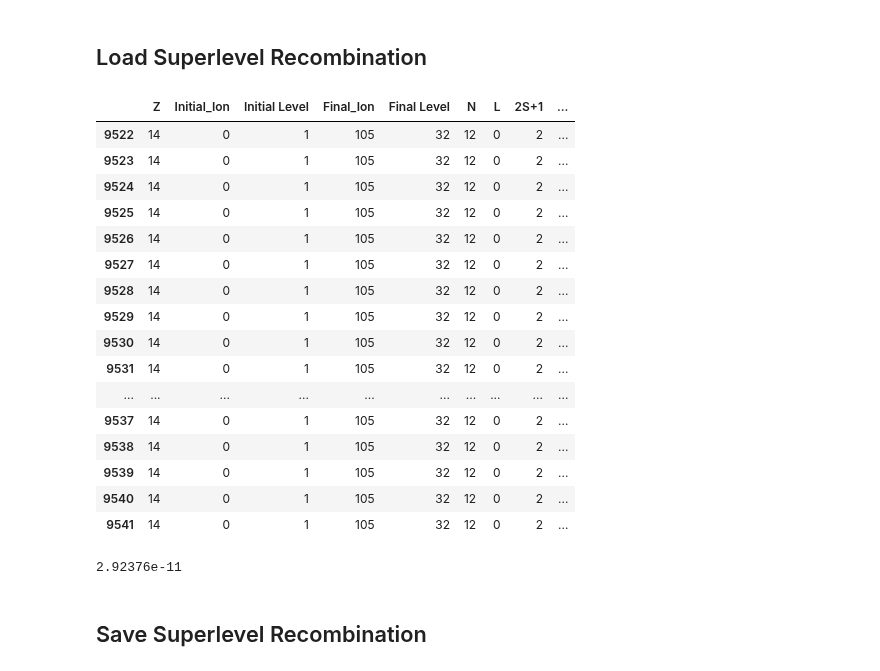
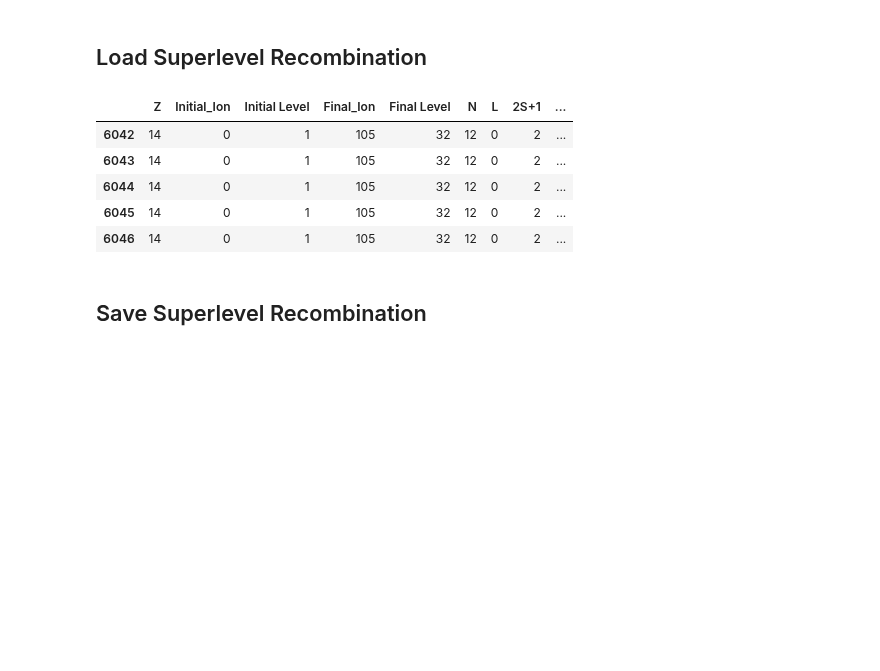
Before and after one commit to AtsushiTanimoto/AtomicDatabase, a Jupyter notebook: xstar.ipynb, the cells around one changed output. Cells and saved outputs as stored; diff of their text form; code cells hidden in the pictures; blank space fills up the shorter version.

```diff
--- a/xstar.ipynb
+++ b/xstar.ipynb
@@ -240,61 +240,43 @@ for n in range(92,106):
 # %%
 Z             = []
 Initial_Ion   = []
 Initial_Level = []
 Final_Ion     = []
 Final_Level   = []
 N             = []
 L             = []
 S             = []
-Density       = []
 Temperature   = []
 Rate          = []
 
 for i in range(390628):
     if Pointer[10*i+1]==70:
         nd = Integer[Pointer[10*i+8]-1]
         nt = Integer[Pointer[10*i+8]+0]
         nx = Integer[Pointer[10*i+8]+1]
 
-        for j in range(nd):
-            for k in range(nt):
-                Z             += [Integer[Pointer[10*i+8]+5]]
-                Initial_Ion   += [Integer[Pointer[10*i+8]+7]]
-                Initial_Level += [Integer[Pointer[10*i+8]+6]]
-                Final_Ion     += [Integer[Pointer[10*i+8]+9]]
-                Final_Level   += [Integer[Pointer[10*i+8]+8]]
-                N             += [Integer[Pointer[10*i+8]+2]]
-                L             += [Integer[Pointer[10*i+8]+3]]
-                S             += [Integer[Pointer[10*i+8]+4]]
-                Density       += ["{0:.6e}".format(                      Real[Pointer[10*i+7]+j-1])]
-                Temperature   += ["{0:.6e}".format(8.61734*10**(-5)*10**(Real[Pointer[10*i+7]+nd+k-1]))]
-                Rate          += ["{0:.6e}".format(                 10**(Real[Pointer[10*i+7]+nd+nt+nt*j+k-1]))]
+        for j in range(nt):
+            Z             += [Integer[Pointer[10*i+8]+5]]
+            Initial_Ion   += [Integer[Pointer[10*i+8]+7]]
+            Initial_Level += [Integer[Pointer[10*i+8]+6]]
+            Final_Ion     += [Integer[Pointer[10*i+8]+9]]
+            Final_Level   += [Integer[Pointer[10*i+8]+8]]
+            N             += [Integer[Pointer[10*i+8]+2]]
+            L             += [Integer[Pointer[10*i+8]+3]]
+            S             += [Integer[Pointer[10*i+8]+4]]
+            Temperature   += ["{0:.6e}".format(8.61734*10**(-5)*10**(Real[Pointer[10*i+7]+nd+j-1]))]
+            Rate          += ["{0:.6e}".format(                 10**(Real[Pointer[10*i+7]+nd+nt+j-1]))]
 
-df05 = DataFrame(data={"Z":Z, "Initial_Ion":Initial_Ion, "Initial Level":Initial_Level, "Final_Ion":Final_Ion, "Final Level":Final_Level, "N":N, "L":L, "2S+1":S, "log Density/cm-3":Density, "Temperature (eV)":Temperature, "Rate":Rate})
+df05 = DataFrame(data={"Z":Z, "Initial_Ion":Initial_Ion, "Initial Level":Initial_Level, "Final_Ion":Final_Ion, "Final Level":Final_Level, "N":N, "L":L, "2S+1":S, "Temperature (eV)":Temperature, "Rate":Rate})
 df05 = df05.sort_values(["Z", "Initial_Ion", "Initial Level", "Final_Ion"]).reset_index().drop(columns="index")
 df05.query("Final_Ion==105")[:20]
 # %% [output]
 |  | Z | Initial_Ion | Initial Level | Final_Ion | Final Level | N | L | 2S+1 | ... |
-| 9522 | 14 | 0 | 1 | 105 | 32 | 12 | 0 | 2 | ... |
-| 9523 | 14 | 0 | 1 | 105 | 32 | 12 | 0 | 2 | ... |
-| 9524 | 14 | 0 | 1 | 105 | 32 | 12 | 0 | 2 | ... |
-| 9525 | 14 | 0 | 1 | 105 | 32 | 12 | 0 | 2 | ... |
-| 9526 | 14 | 0 | 1 | 105 | 32 | 12 | 0 | 2 | ... |
-| 9527 | 14 | 0 | 1 | 105 | 32 | 12 | 0 | 2 | ... |
-| 9528 | 14 | 0 | 1 | 105 | 32 | 12 | 0 | 2 | ... |
-| 9529 | 14 | 0 | 1 | 105 | 32 | 12 | 0 | 2 | ... |
-| 9530 | 14 | 0 | 1 | 105 | 32 | 12 | 0 | 2 | ... |
-| 9531 | 14 | 0 | 1 | 105 | 32 | 12 | 0 | 2 | ... |
-| ... | ... | ... | ... | ... | ... | ... | ... | ... | ... |
-| 9537 | 14 | 0 | 1 | 105 | 32 | 12 | 0 | 2 | ... |
-| 9538 | 14 | 0 | 1 | 105 | 32 | 12 | 0 | 2 | ... |
-| 9539 | 14 | 0 | 1 | 105 | 32 | 12 | 0 | 2 | ... |
-| 9540 | 14 | 0 | 1 | 105 | 32 | 12 | 0 | 2 | ... |
-| 9541 | 14 | 0 | 1 | 105 | 32 | 12 | 0 | 2 | ... |
+| 6042 | 14 | 0 | 1 | 105 | 32 | 12 | 0 | 2 | ... |
+| 6043 | 14 | 0 | 1 | 105 | 32 | 12 | 0 | 2 | ... |
+| 6044 | 14 | 0 | 1 | 105 | 32 | 12 | 0 | 2 | ... |
+| 6045 | 14 | 0 | 1 | 105 | 32 | 12 | 0 | 2 | ... |
+| 6046 | 14 | 0 | 1 | 105 | 32 | 12 | 0 | 2 | ... |
-# %%
-1.61155e-12
-# %% [output]
-2.92376e-11
 # %% [markdown]
 ## Save Superlevel Recombination
 # %%
```
